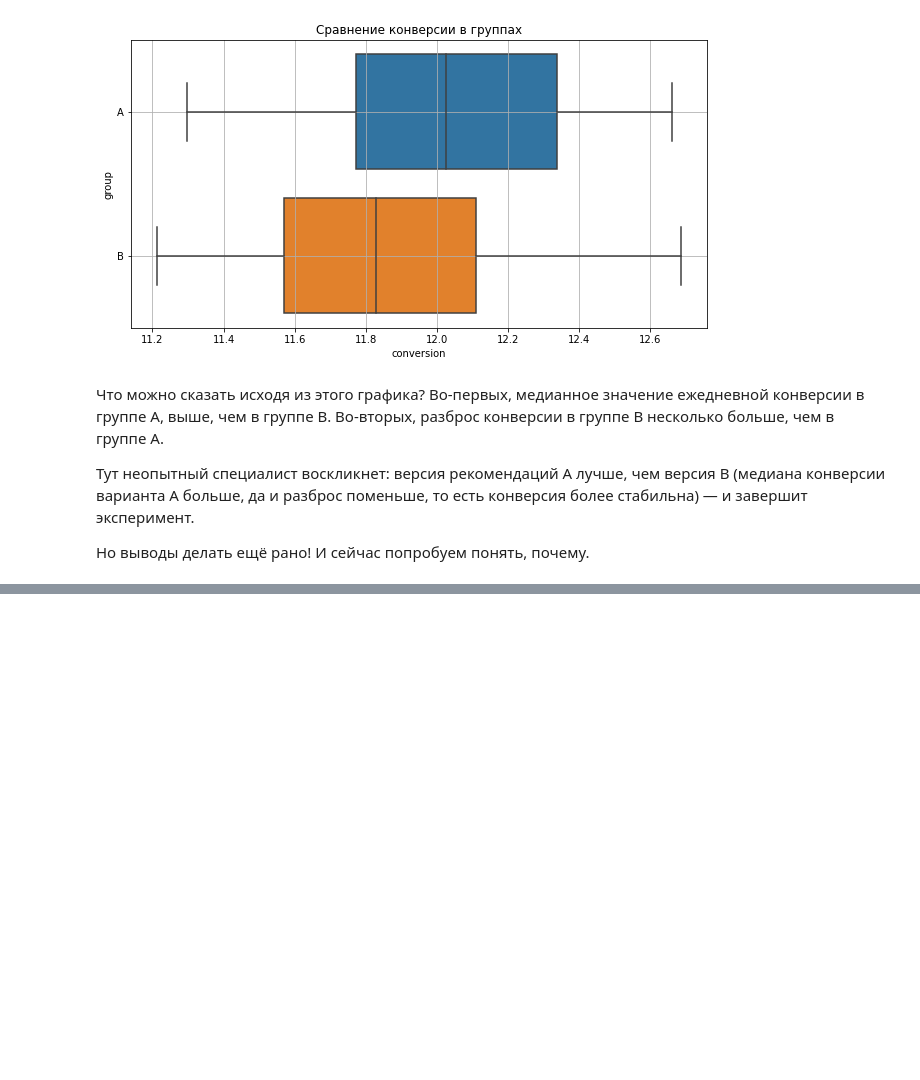
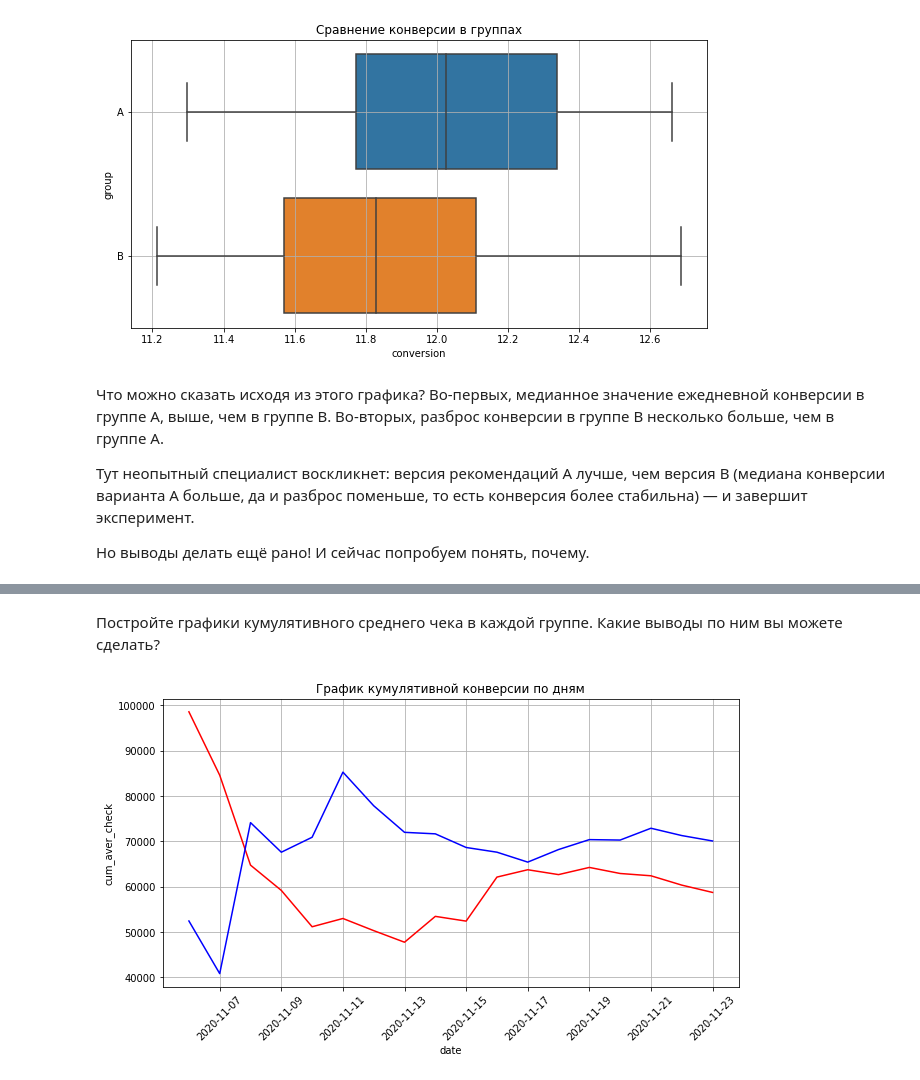
Before and after one commit to d3enjan/sf_data_science, a Jupyter notebook: skillfactory/EDA-5. A-B-тестирование/4.Анализ результатов A-B-тестирования кумулятивные метрик.ipynb, the cells around one changed output, grey strips where cells are left out. Cells and saved outputs as stored; diff of their text form; code cells hidden in the pictures; blank space fills up the shorter version.

```diff
--- a/skillfactory/EDA-5. A-B-тестирование/4.Анализ результатов A-B-тестирования кумулятивные метрик.ipynb
+++ b/skillfactory/EDA-5. A-B-тестирование/4.Анализ результатов A-B-тестирования кумулятивные метрик.ipynb
@@ -98,0 +316,18 @@ ax.grid();
+# %% [markdown]
+Постройте графики кумулятивного среднего чека в каждой группе. Какие выводы по ним вы можете сделать?
+# %%
+# создаём фигуру размером 8x4
+fig = plt.figure(figsize=(8, 4))
+# добавляем систему координат
+ax = fig.add_axes([1, 1, 1, 1])
+# строим lineplot для кумулятивной конверсии во времени в каждой группе
+sns.lineplot(x='date', y='cum_aver_check', data=sample_a_sum, ax=ax, color = 'red')
+sns.lineplot(x='date', y='cum_aver_check', data=sample_b_sum, ax=ax, color = 'blue')
+# задаём подпись к графику
+ax.set_title('График кумулятивной конверсии по дням')
+# задаём поворот меток на оси абсцисс
+ax.xaxis.set_tick_params(rotation = 45)
+# задаём отображение сетки
+ax.grid(True);
+# %% [output]
+[figure, added]
```
Also changed, not shown: parts of 41 cells of this notebook.
